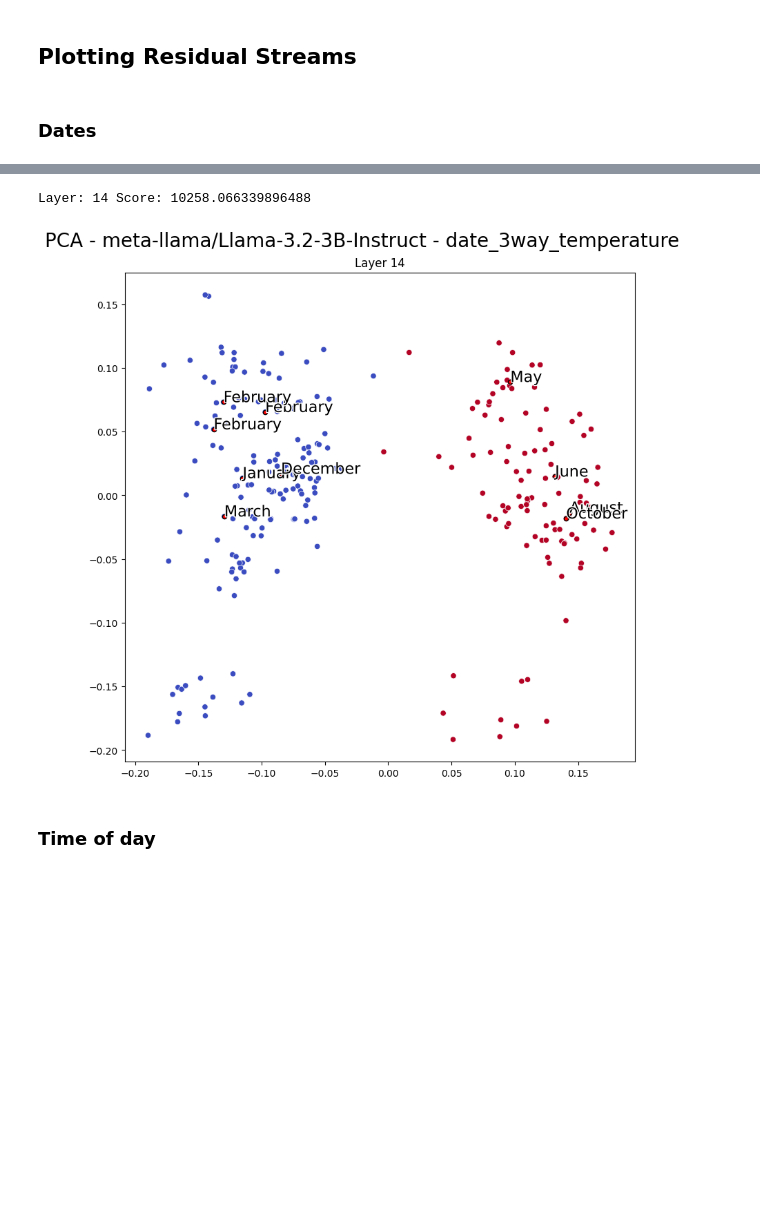
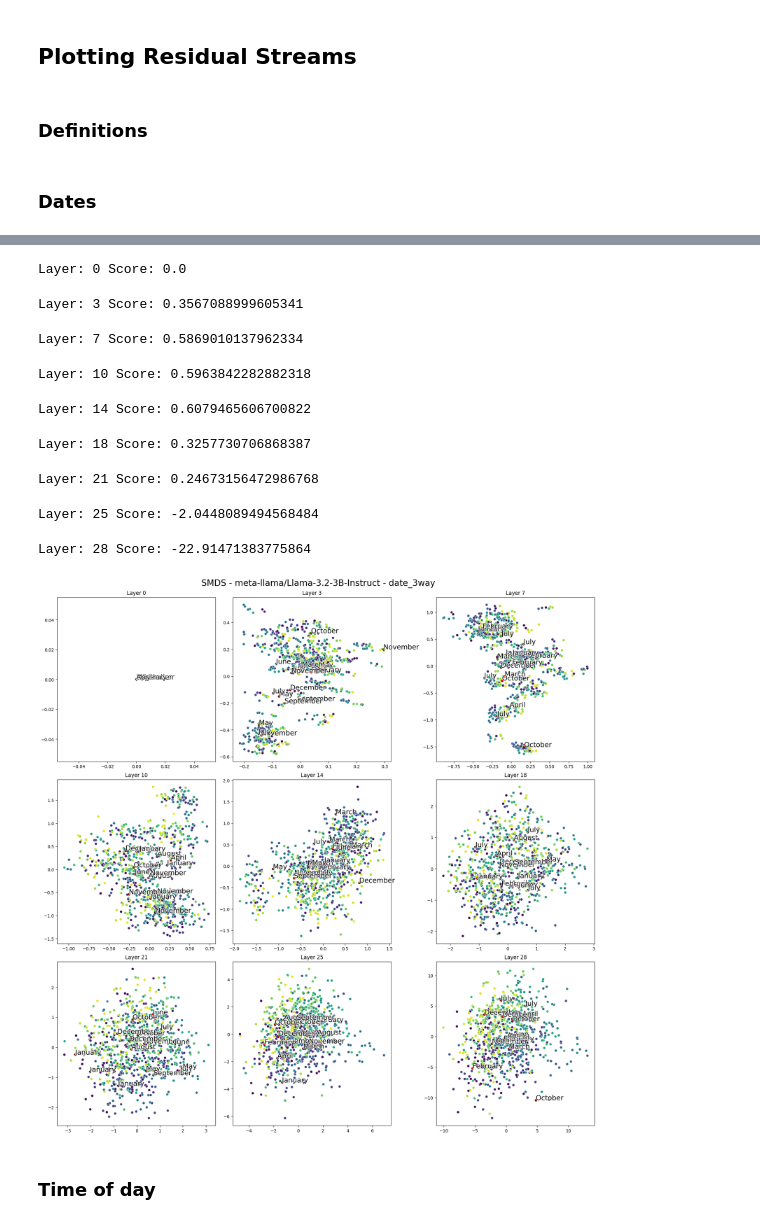
Before and after one commit to UKPLab/arxiv2025-shape-happens, a Jupyter notebook: plot_latents.ipynb, the cells around one changed output, grey strips where cells are left out. Cells and saved outputs as stored; diff of their text form; code cells hidden in the pictures; blank space fills up the shorter version.

Commit message:
feat: update SMDS adding more manifolds and Procrustes

```diff
--- a/plot_latents.ipynb
+++ b/plot_latents.ipynb
@@ -1,5 +1,7 @@
 # %% [markdown]
 ## Plotting Residual Streams
+# %% [markdown]
+### Definitions
 # %%
 import random
 from time_stuff.utils import ActivationDataset, SupervisedMDS
@@ -50,12 +52,12 @@ def farthest_point_sampling(X, k, noise=0.1):
     return selected_indices
 
 def plot_activations(ad: ActivationDataset, label_col: str, reduction_method, target_col='correct_answer', layers=None, components=(0,1),
-                     label_col_str=None, n_components=2, manifold='circular', title=None, save_path=None, preprocess_func=None, plots_per_row=4,
-                     annotations='random', annotation_preprocess_func=None, filter_incorrect=True):
+                     label_col_str=None, n_components=2, manifold='discrete_circular', title=None, save_path=None, preprocess_func=None, plots_per_row=4,
+                     annotations='random', annotation_preprocess_func=None, filter_incorrect=True, orthonormal=False):
     if len(layers) < plots_per_row:
         plots_per_row = len(layers)
 
-    norm = Normalizer()
+    normalizer = Normalizer()
 
     if reduction_method == 'PCA':
         rmodel = PCA(n_components=n_components)
@@ -68,7 +70,7 @@ def plot_activations(ad: ActivationDataset, label_col: str, reduction_method, ta
     elif reduction_method == 'LDA':
         rmodel = LinearDiscriminantAnalysis(n_components=n_components)
     elif reduction_method == 'SMDS':
-        rmodel = SupervisedMDS(n_components=n_components, manifold=manifold)
+        rmodel = SupervisedMDS(n_components=n_components, manifold=manifold, orthonormal=orthonormal)
     elif reduction_method == 'UMAP':
         rmodel = UMAP(n_components=n_components)
     elif reduction_method == 'MDS':
@@ -116,8 +118,8 @@ def plot_activations(ad: ActivationDataset, label_col: str, reduction_method, ta
         activations_layer_dev = activations_dev[:, layer]
 
         if reduction_method in ['PCA']:
-            activations_layer_train = norm.fit_transform(activations_layer_train)
-            activations_layer_dev = norm.transform(activations_layer_dev)
+            activations_layer_train = normalizer.fit_transform(activations_layer_train)
+            activations_layer_dev = normalizer.transform(activations_layer_dev)
 
         if reduction_method in ['MDS']:
             activations_reduced_dev = rmodel.fit_transform(activations_layer_dev)
@@ -248,20 +250,21 @@ linspace = np.linspace(0, 1, 9)
 
 # ad = ActivationDataset.load('results/Llama-3.2-3B-Instruct/date_3way_season.pt')
 # # # layers = range(0, ad.n_layers, )
-# # layers = [int(np.clip(ad.n_layers * p, a_min=1, a_max=ad.n_layers-1)) for p in linspace]
-# layers = [14]
-# plot_activations(ad, label_col='correct_season_label', layers=layers, reduction_method='LDA', label_col_str='correct_season',
-#                  plots_per_row=2, annotations='centroids', manifold='circular')
+# layers = [int(np.clip(ad.n_layers * p, a_min=1, a_max=ad.n_layers-1)) for p in linspace]
+# # layers = [14]
+# plot_activations(ad, label_col='correct_season_label', layers=layers, reduction_method='SMDS', label_col_str='correct_season',
+#                  plots_per_row=2, annotations='centroids', manifold='euclidean', n_components=3)
 
 ad = ActivationDataset.load('results/Llama-3.2-3B-Instruct/date_3way.pt')
 # ad = ActivationDataset.load('results/gpt2/date_1way.pt')
 print(ad.get_accuracy())
 # layers = range(0, ad.n_layers, 4)
-# layers = [int(np.clip(ad.n_layers * p, a_min=0, a_max=ad.n_layers-1)) for p in linspace]
-layers = [8]
-plot_activations(ad, label_col='correct_date', target_col='correct_date_str', layers=layers, reduction_method='PCA', label_col_str='correct_date',
-                 preprocess_func=datetime_to_month, plots_per_row=3, manifold='circular', annotations='centroids',
-                 filter_incorrect=False, annotation_preprocess_func=lambda x: pd.to_datetime(x).strftime('%B'))
+layers = [int(np.clip(ad.n_layers * p, a_min=0, a_max=ad.n_layers-1)) for p in linspace]
+# layers = [8]
+plot_activations(ad, label_col='correct_date', target_col='last_prompt_token', layers=layers, reduction_method='SMDS',
+                 label_col_str='correct_date', orthonormal=True,
+                 preprocess_func=datetime_to_dayofyear, plots_per_row=3, manifold='circular', annotations='centroids',
+                 filter_incorrect=True, annotation_preprocess_func=lambda x: pd.to_datetime(x).strftime('%B'))
 
 # ad = ActivationDataset.load('results/Llama-3.2-3B-Instruct/date_3way_2hop.pt')
 # print(ad.get_accuracy())
@@ -273,15 +276,15 @@ plot_activations(ad, label_col='correct_date', target_col='correct_date_str', la
 # ad = ActivationDataset.load('results/Llama-3.2-3B-Instruct/date_3way_temperature.pt')
 # print(ad.get_accuracy())
 # # layers = range(0, ad.n_layers, 2)
-# # layers = [int(np.clip(ad.n_layers * p, a_min=1, a_max=ad.n_layers-1)) for p in linspace]
-# layers = [14]
+# layers = [int(np.clip(ad.n_layers * p, a_min=1, a_max=ad.n_layers-1)) for p in linspace]
+# # layers = [14]
 # # plot_activations(ad, label_col='correct_temperature_label', layers=layers, reduction_method='SMDS',
 # #                  target_col='last_prompt_token',
-# #                  label_col_str='correct_date', manifold='circular', plots_per_row=3,
+# #                  label_col_str='correct_date', manifold='discrete_circular', plots_per_row=3,
 # #                  annotation_preprocess_func=lambda x: pd.to_datetime(x).strftime('%B'))
-# plot_activations(ad, label_col='correct_temperature_label', layers=layers, reduction_method='PCA',
-#                  target_col='last_prompt_token',
-#                  label_col_str='correct_date', manifold='circular', plots_per_row=3,
+# plot_activations(ad, label_col='correct_temperature_label', layers=layers, reduction_method='SMDS',
+#                  target_col='correct_answer',
+#                  label_col_str='correct_date', manifold='log_linear', plots_per_row=3,
 #                  annotation_preprocess_func=lambda x: pd.to_datetime(x).strftime('%B'))
 
 # ad = ActivationDataset.load('results/Llama-3.2-3B-Instruct/date_3way_month.pt')
@@ -291,5 +294,5 @@ plot_activations(ad, label_col='correct_date', target_col='correct_date_str', la
 # # plot_activations(ad, label_col='correct_date', layers=layers, reduction_method='PLS', label_col_str='correct_month',
 # #                  manifold='euclidean', preprocess_func=datetime_to_dayofyear)
 # plot_activations(ad, label_col='correct_month_label', layers=layers, reduction_method='SMDS', label_col_str='correct_month',
-#                  manifold='circular', plots_per_row=3, annotations='centroids')
+#                  manifold='discrete_circular', plots_per_row=3, annotations='centroids')
 # %% [output]
@@ -297,5 +301,13 @@ plot_activations(ad, label_col='correct_date', target_col='correct_date_str', la
-Layer: 14 Score: 10258.066339896488
+Layer: 0 Score: 0.0
+Layer: 3 Score: 0.3567088999605341
+Layer: 7 Score: 0.5869010137962334
+Layer: 10 Score: 0.5963842282882318
+Layer: 14 Score: 0.6079465606700822
+Layer: 18 Score: 0.3257730706868387
+Layer: 21 Score: 0.24673156472986768
+Layer: 25 Score: -2.0448089494568484
+Layer: 28 Score: -22.91471383775864
-[figure, old version]
+[figure, new version]
 # %% [markdown]
 ### Time of day
 # %%
```
Also changed, not shown: parts of 3 cells of this notebook, 1 other file.
